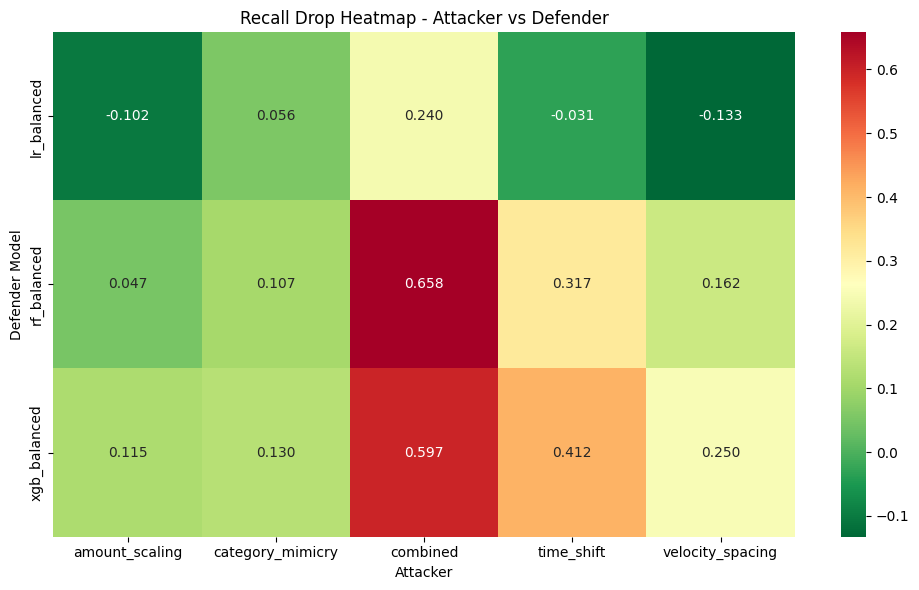
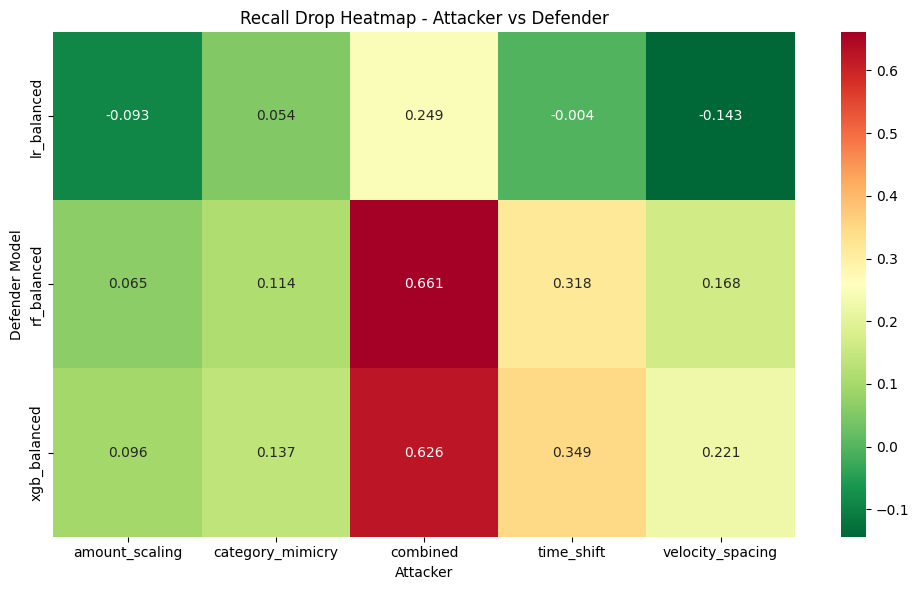
The change to this notebook cell's code, shown as a diff; its figure went from the first image to the second:
--- before
+++ after
@@ -6,3 +6,4 @@
 plt.xlabel('Attacker')
 plt.tight_layout()
+plt.savefig('../results/recall_drop_heatmap.png', dpi=300, bbox_inches='tight')
 plt.show()

Commit: refactor: add comments and explanations